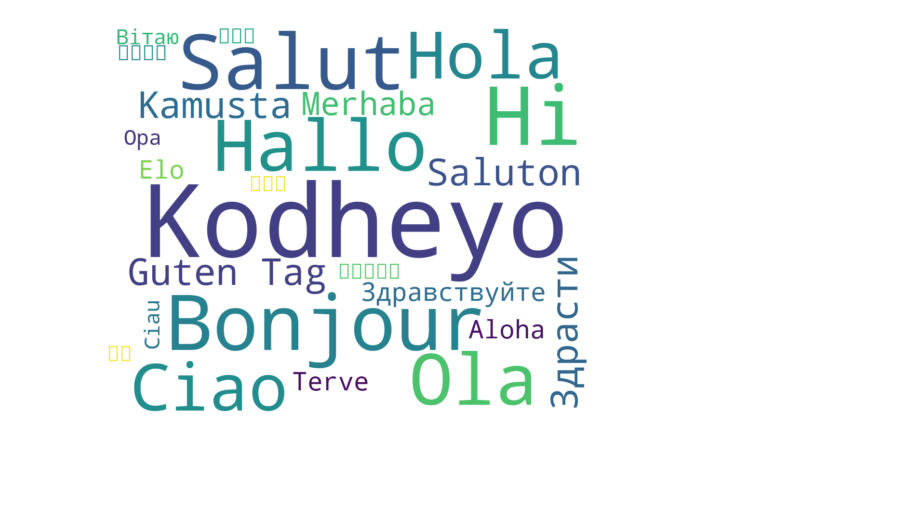
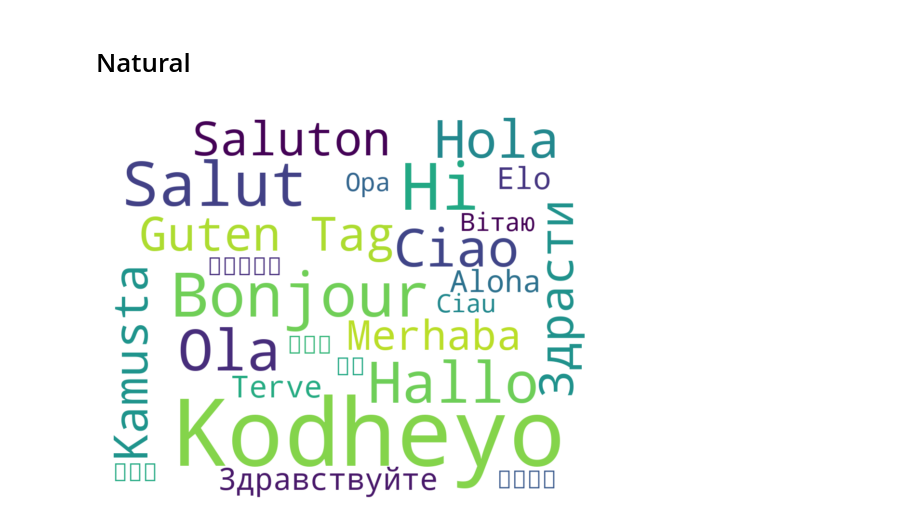
Before and after one commit to abikesa/scripts, a Jupyter notebook: _build/jupyter_execute/chapter6.ipynb, the cells around one changed output. Cells and saved outputs as stored; diff of their text form; code cells hidden in the pictures; blank space fills up the shorter version.

```diff
--- a/_build/jupyter_execute/chapter6.ipynb
+++ b/_build/jupyter_execute/chapter6.ipynb
@@ -7,3 +1,5 @@ Simulation for illustrative purposes
+# %% [markdown]
+# Natural
 # %%
 import matplotlib.pyplot as plt
 from wordcloud import WordCloud
@@ -14,7 +10,7 @@ text = """Hello Hi Salut Bonjour Hallo Ola Ciao Hola Guten Tag Saluton Kamusta M
 
 # Define the word frequencies if specific sizes are required
 word_freqs = {
-    "Kodheyo": 13,
+    "Kodheyo": 20,
     "Hi": 8,
     "Salut": 7,
     "Bonjour": 7,
@@ -24,31 +20,31 @@ word_freqs = {
     "Hola": 5,
     "Guten Tag": 4,
     "Saluton": 4,
     "Kamusta": 4,
     "Merhaba": 3,
     "Здравствуйте": 3,
     "Elo": 3,
     "Aloha": 3,
     "Terve": 3,
     "Opa": 2,
     "Вітаю": 2,
     "오늘은": 2,
     "Ciau": 2,
     "今日は": 2,
     "سلام": 2,
     "Здрасти": 4,
     "你好": 2,
     "سلامة": 2
 }
 
 # Create the word cloud object
 wordcloud = WordCloud(width=1000, height=800, background_color='white', relative_scaling=0.5,
                       colormap='viridis', collocations=False).generate_from_frequencies(word_freqs)
 
 # Plot the word cloud
 plt.figure(figsize=(10, 5))
 plt.imshow(wordcloud, interpolation='bilinear')
 plt.axis('off')
 plt.show()
 # %% [output]
-[figure, old version]
+[figure, new version]
```
Also changed, not shown: parts of 3 cells of this notebook, 12 other files.
